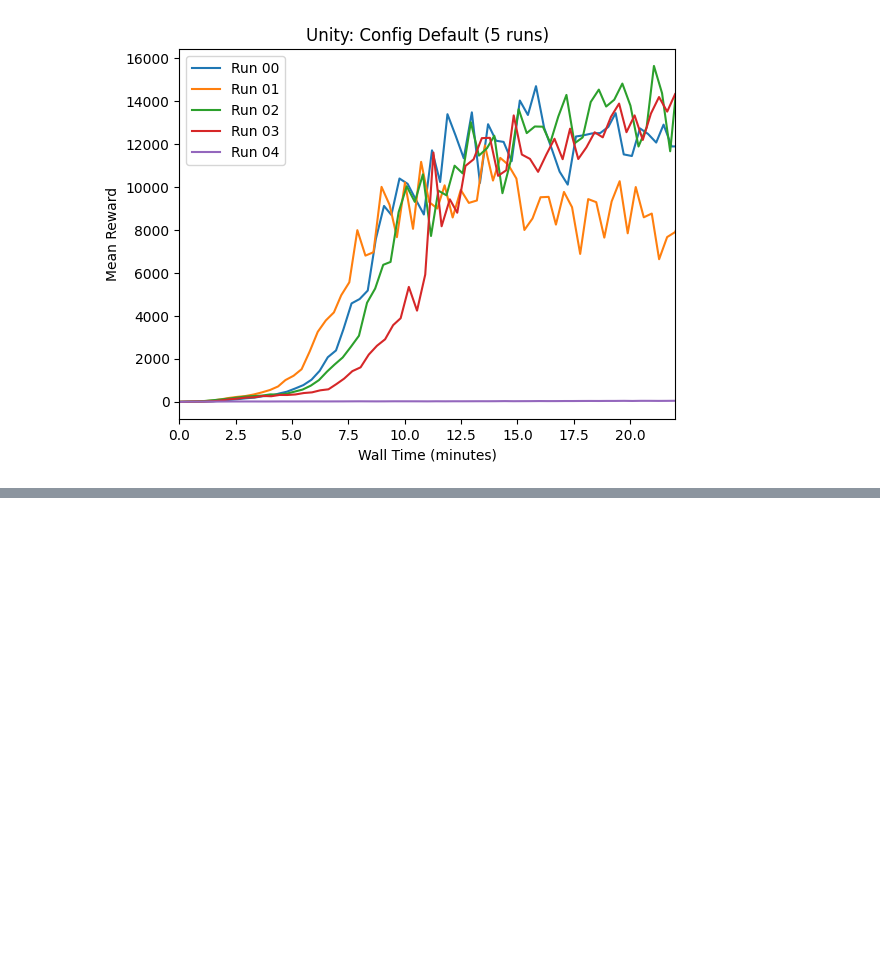
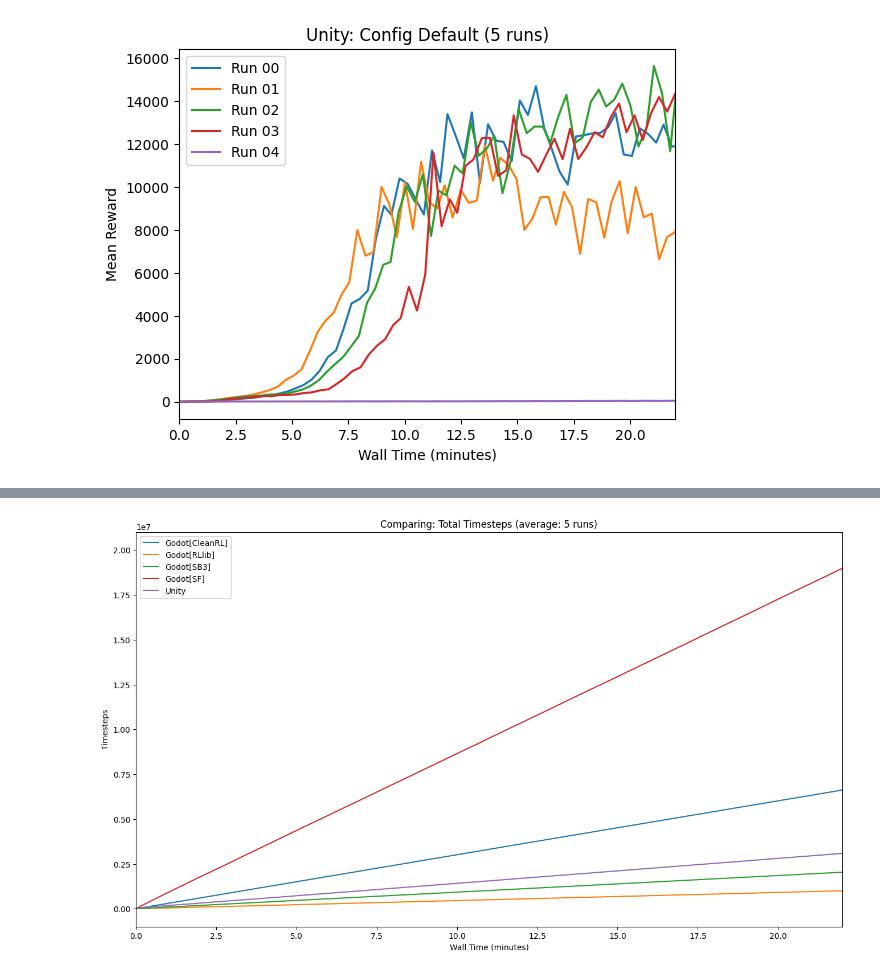
Before and after one commit to visuallization/rl_master_thesis_evaluation, a Jupyter notebook: config_default.ipynb, the cells around one changed output, grey strips where cells are left out. Drawn from its saved outputs; the diff is of its cells as text; code cells hidden in the pictures; blank space fills up the shorter version.

```diff
--- a/config_default.ipynb
+++ b/config_default.ipynb
@@ -259,0 +260,21 @@ plt.show()
+# %%
+plt.figure(figsize=(16, 9))
+
+# Plot the mean values
+plt.plot(cleanrl['mean_values']['Wall time'] / 60, cleanrl['mean_values']['Step'], label='Godot[CleanRL]')
+plt.plot(rllib['mean_values']['Wall time'] / 60, rllib['mean_values']['Step'], label='Godot[RLlib]')
+plt.plot(sb3['mean_values']['Wall time'] / 60, sb3['mean_values']['Step'], label='Godot[SB3]')
+plt.plot(sf['mean_values']['Wall time'] / 60, sf['mean_values']['Step'], label='Godot[SF]')
+plt.plot(unity['mean_values']['Wall time'] / 60, unity['mean_values']['Step'], label='Unity')
+
+# Add labels and title
+plt.xlabel("Wall Time (minutes)")
+plt.xlim(0, 22)
+plt.ylabel("Timesteps")
+plt.title("Comparing: Total Timesteps (average: 5 runs)")
+plt.legend(loc="upper left")
+
+# Show the plot
+plt.show()
+# %% [output]
+[figure, added]
```
Also changed, not shown: parts of 4 cells of this notebook, 16 other files.
